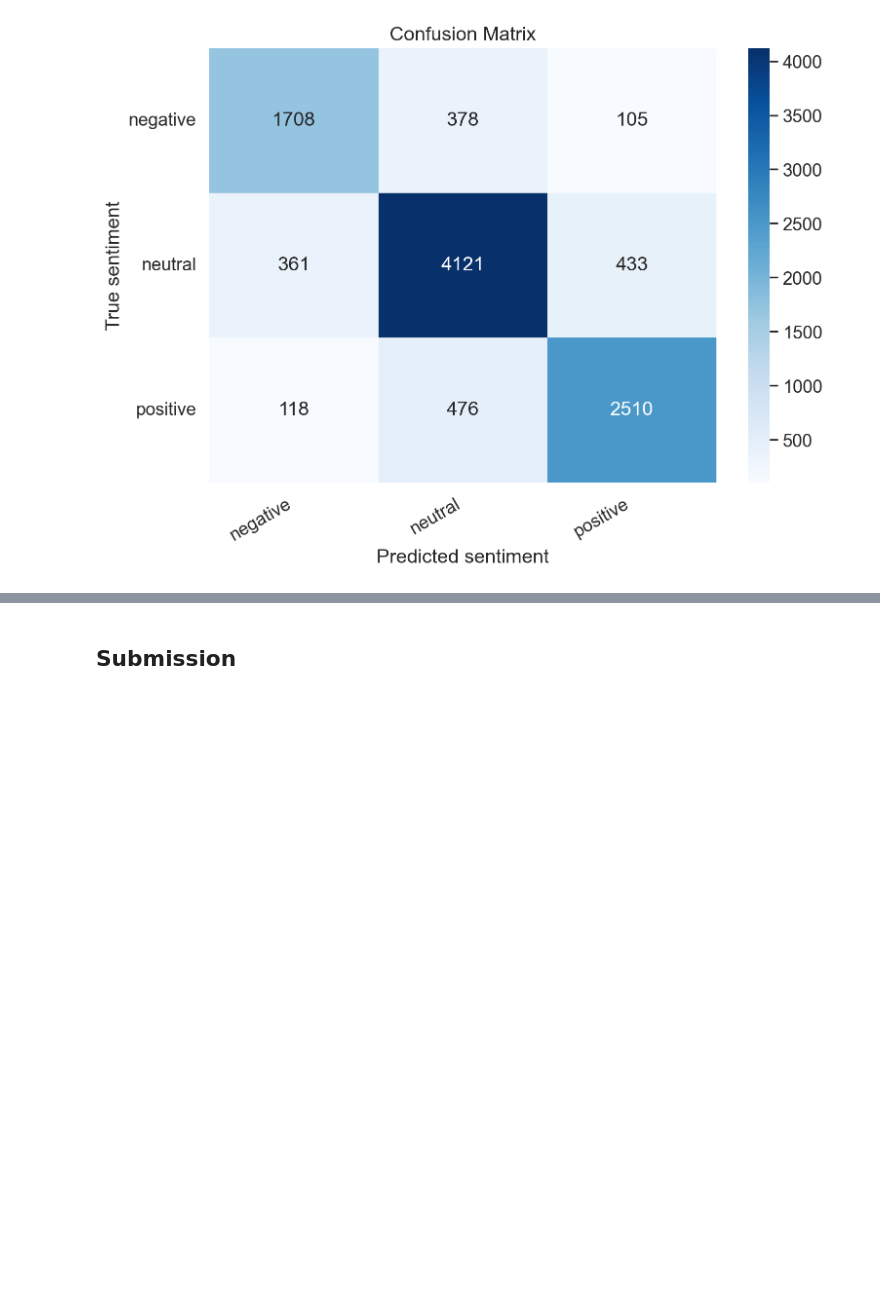
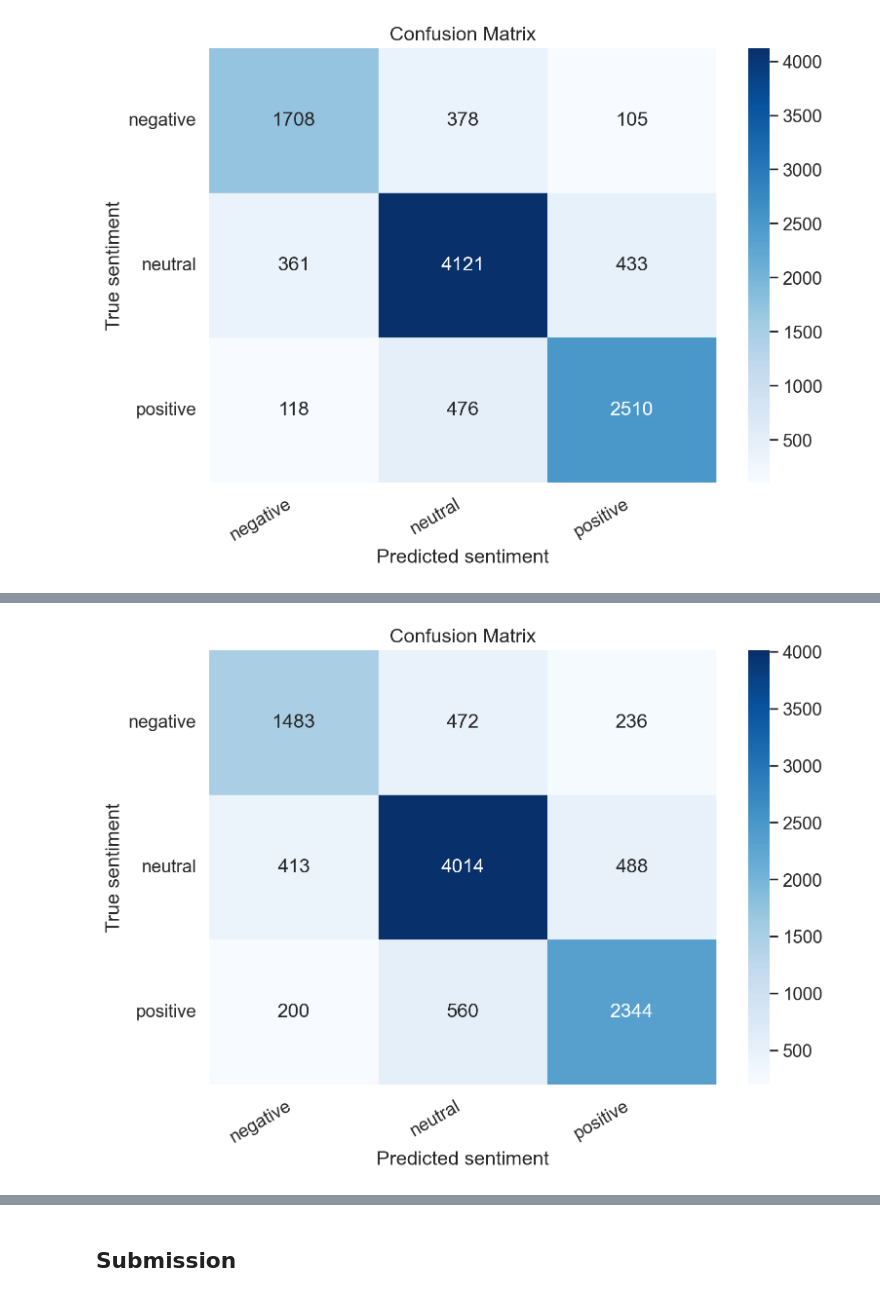
Before and after one commit to Thosam1/SentimentClassification, a Jupyter notebook: notebooks/large_language_models.ipynb, the cells around one changed output, grey strips where cells are left out. Saved outputs shown, nothing was run; the diff lists cells and outputs as text; code cells hidden in the pictures; blank space fills up the shorter version.

```diff
--- a/notebooks/large_language_models.ipynb
+++ b/notebooks/large_language_models.ipynb
@@ -525,0 +620,6 @@ plot_confusion_matrix(y_test, final_preds_softmax_avg, class_names)
+# %%
+bbc_bbmc_preds_softmax_avg = predict_with_ensemble(
+    preds_list=[y_pred_bbc, y_pred_bbmc],
+    probs_list=[y_pred_probs_bbc, y_pred_probs_bbmc],
+    strategy="softmax_avg"
+)
@@ -525,0 +643,4 @@ plot_confusion_matrix(y_test, final_preds_softmax_avg, class_names)
+# %%
+plot_confusion_matrix(y_test, bbc_bbmc_preds_softmax_avg, class_names)
+# %% [output]
+[figure, added]
```
Also changed, not shown: parts of 105 cells of this notebook, 10 other files.
